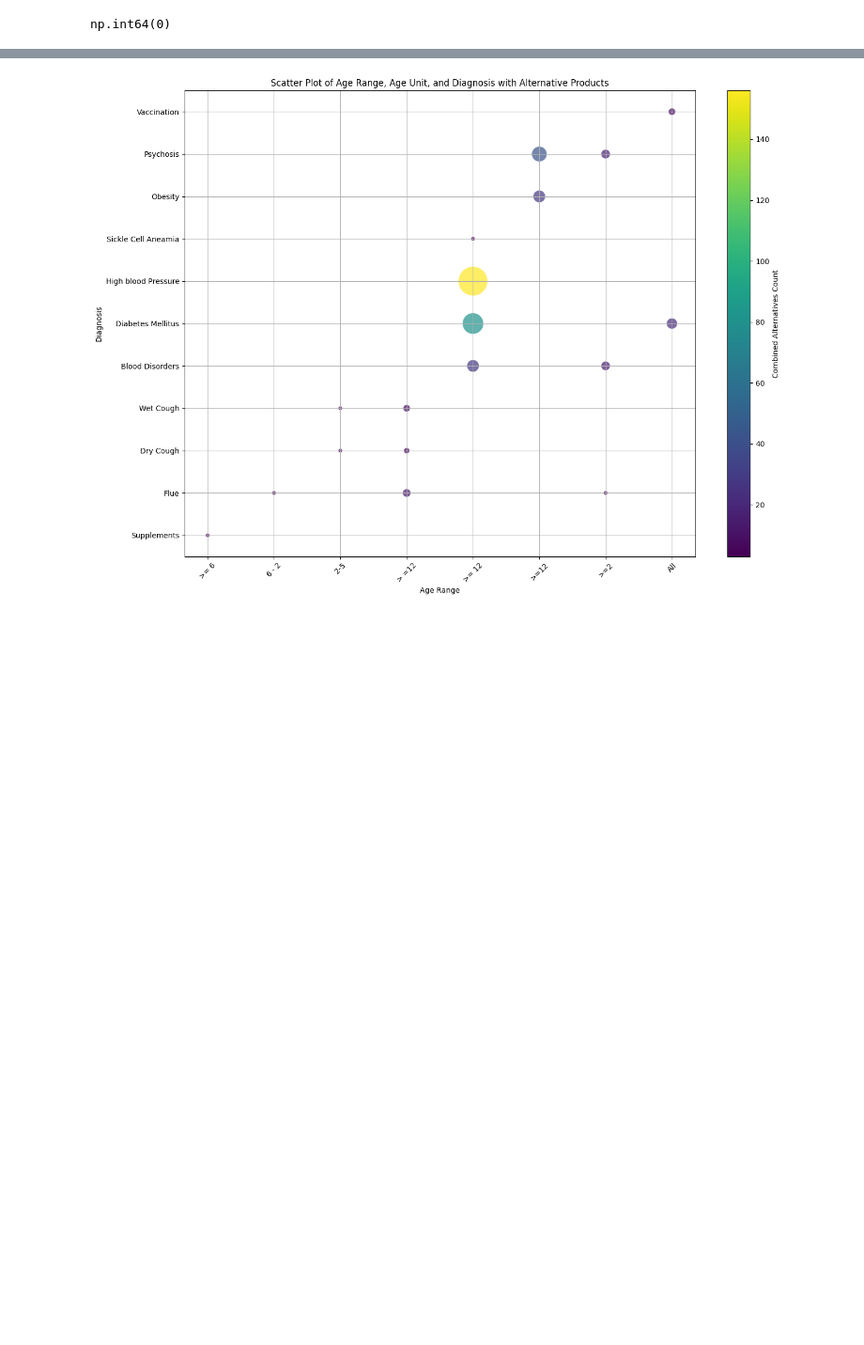
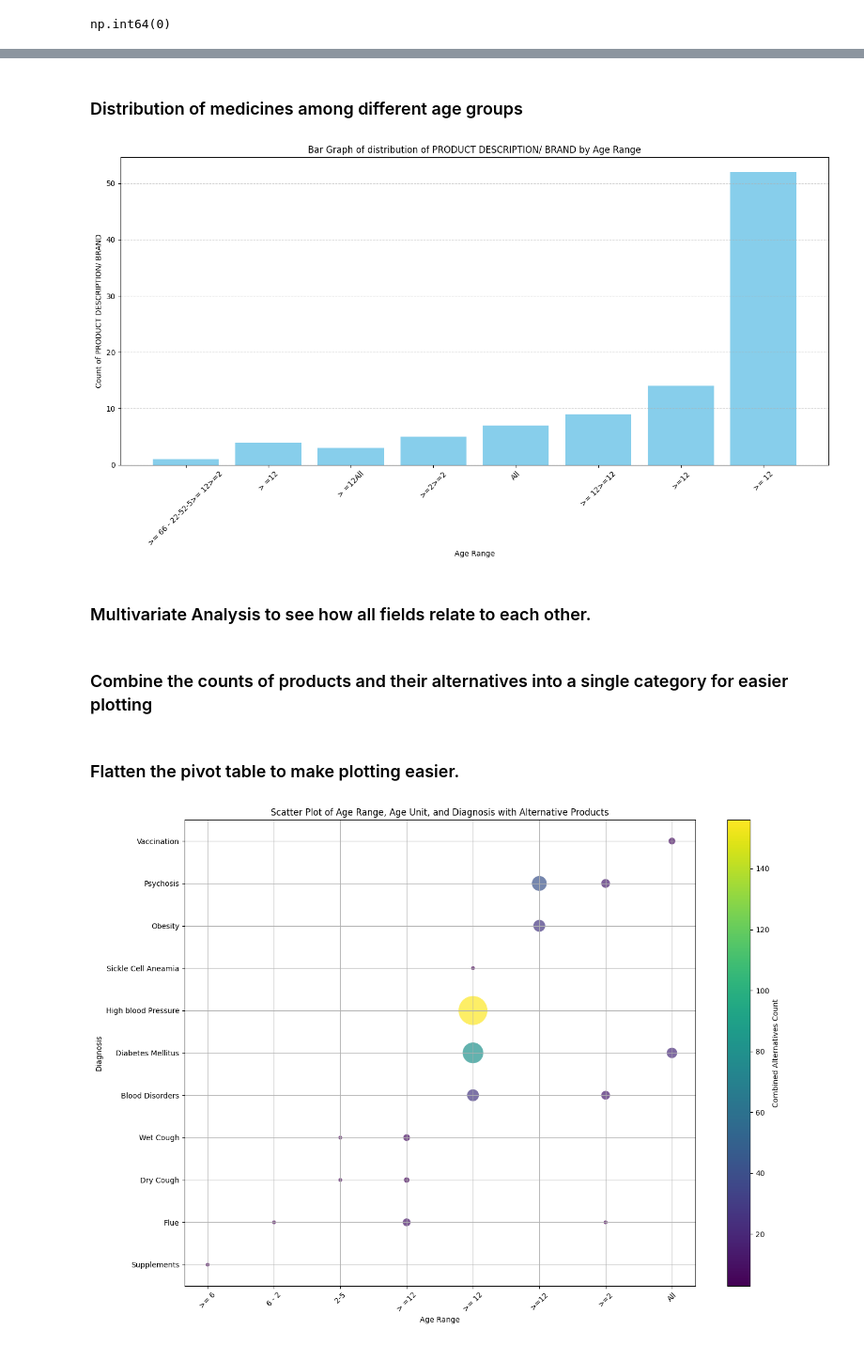
Before and after one commit to DevSham/PredictingPrescriptions, a Jupyter notebook: ExploratoryDataAnalysis.ipynb, the cells around one changed output, grey strips where cells are left out. Shown at 94% size. Cells and saved outputs as stored; diff of their text form; code cells hidden in the pictures; blank space fills up the shorter version.

```diff
--- a/ExploratoryDataAnalysis.ipynb
+++ b/ExploratoryDataAnalysis.ipynb
@@ -160,0 +194,29 @@ flat_table = pivot_table.reset_index()
+# %% [markdown]
+### Distribution of medicines among different age groups
+# %%
+# Select data for PRODUCT DESCRIPTION/ BRAND
+product = flat_table[['age unit', 'Age Range', 'Diagnosis', 'PRODUCT DESCRIPTION/ BRAND']]
+
+plt.figure(figsize=(14, 8))
+
+# Group by 'Diagnosis' to sum up counts across all age ranges and age units
+grouped_data = product.groupby('PRODUCT DESCRIPTION/ BRAND')['Age Range'].sum().reset_index()
+
+# Bar plot
+plt.bar(grouped_data['Age Range'], grouped_data['PRODUCT DESCRIPTION/ BRAND'], color='skyblue')
+
+# Adding labels and title
+plt.xlabel('Age Range')
+plt.ylabel('Count of PRODUCT DESCRIPTION/ BRAND')
+plt.title('Bar Graph of distribution of PRODUCT DESCRIPTION/ BRAND by Age Range')
+plt.xticks(rotation=45)
+plt.grid(axis='y', linestyle='--', alpha=0.6)
+
+plt.tight_layout()
+plt.show()
+# %% [output]
+[figure, added]
+# %% [markdown]
+### Multivariate Analysis to see how all fields relate to each other.
+# %% [markdown]
+### Combine the counts of products and their alternatives into a single category for easier plotting
@@ -160,0 +230,2 @@ flat_table = pivot_table.reset_index()
+# %% [markdown]
+### Flatten the pivot table to make plotting easier.
```
Also changed, not shown: parts of 44 cells of this notebook, 1 other file.
